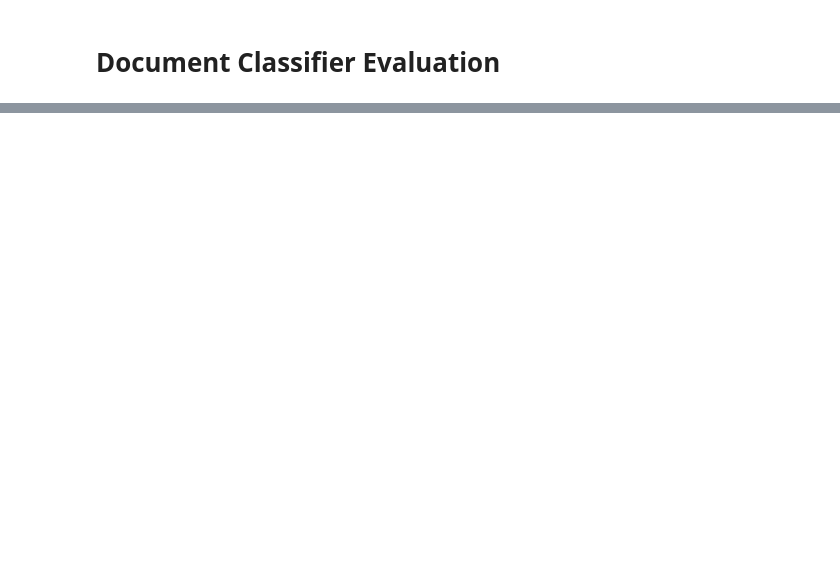
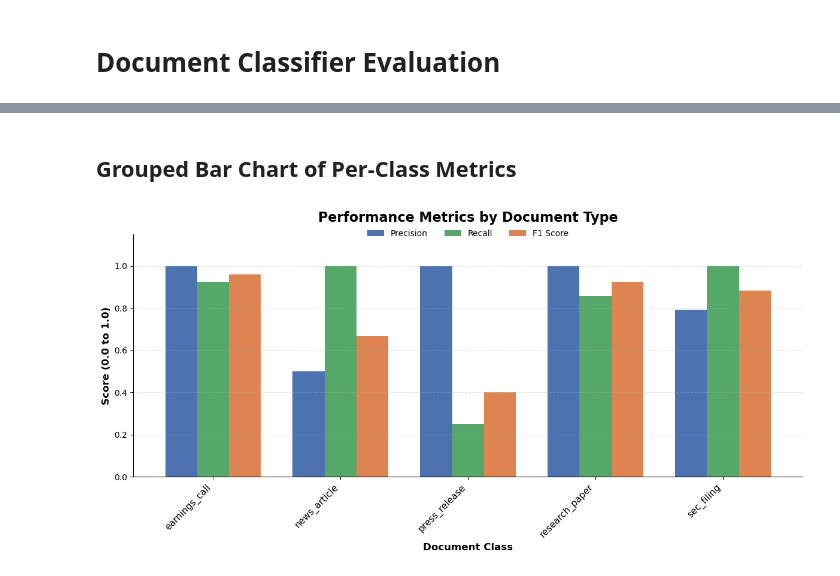
Before and after one commit to jessicabat/market-foundry, a Jupyter notebook: src/knn_pipeline/evaluation.ipynb, the cells around one changed output, grey strips where cells are left out. Cells and saved outputs as stored; diff of their text form; code cells hidden in the pictures; blank space fills up the shorter version.

```diff
--- a/src/knn_pipeline/evaluation.ipynb
+++ b/src/knn_pipeline/evaluation.ipynb
@@ -345,0 +294,25 @@ plt.show()
+# %% [markdown]
+## Grouped Bar Chart of Per-Class Metrics
+# %%
+plot_metrics = df_metrics.drop(columns=['Support'])
+custom_colors = ['#4C72B0', '#55A868', '#DD8452']
+
+plt.figure(figsize=(12, 6))
+ax = plot_metrics.plot(kind='bar', color=custom_colors, width=0.75, ax=plt.gca(), edgecolor='none')
+
+plt.title('Performance Metrics by Document Type', fontsize=16, fontweight='bold', pad=15)
+plt.xlabel('Document Class', fontsize=12, fontweight='bold')
+plt.ylabel('Score (0.0 to 1.0)', fontsize=12, fontweight='bold')
+plt.ylim(0, 1.15)
+plt.xticks(rotation=45, ha='right', fontsize=11)
+
+plt.grid(axis='y', linestyle='--', alpha=0.4)
+plt.legend(['Precision', 'Recall', 'F1 Score'], loc='upper center', bbox_to_anchor=(0.5, 1.05), ncol=3, frameon=False)
+
+ax.spines['top'].set_visible(False)
+ax.spines['right'].set_visible(False)
+
+plt.tight_layout()
+plt.show()
+# %% [output]
+[figure, added]
```
Also changed, not shown: parts of 18 cells of this notebook.
